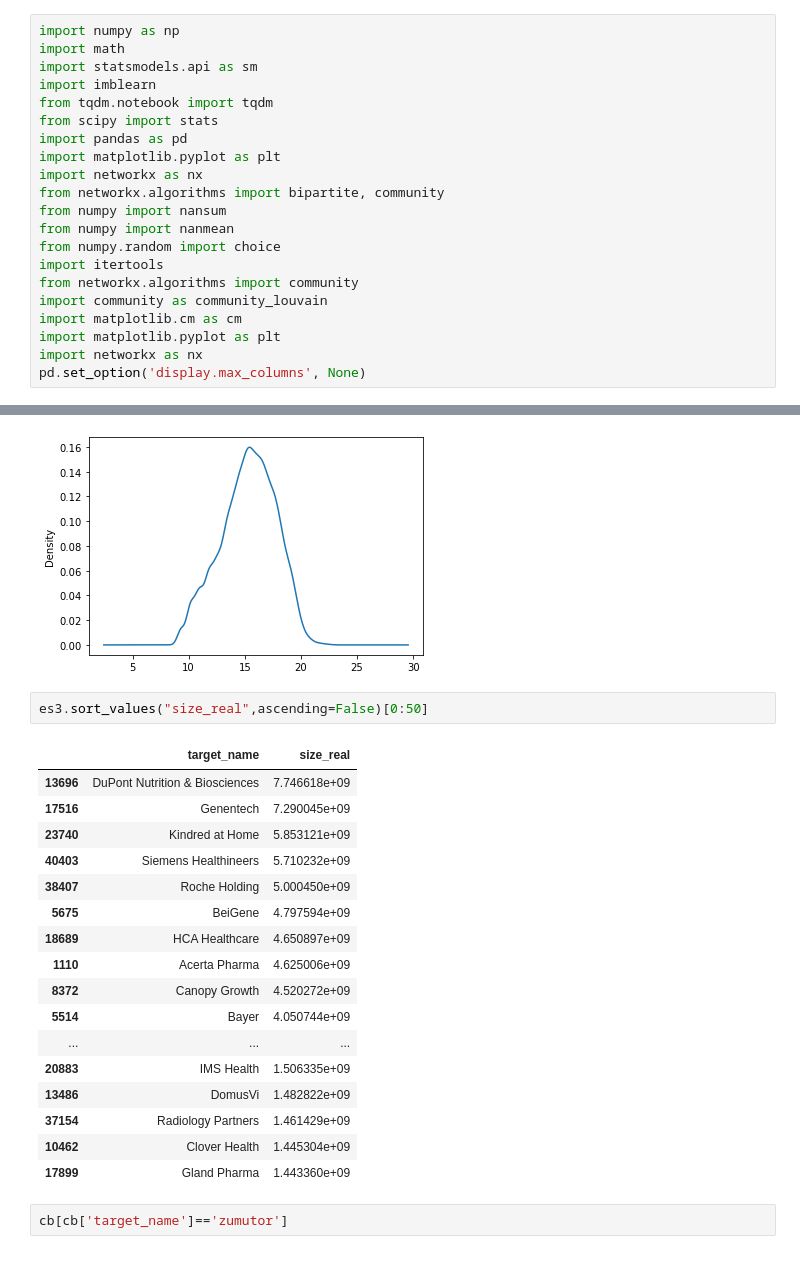
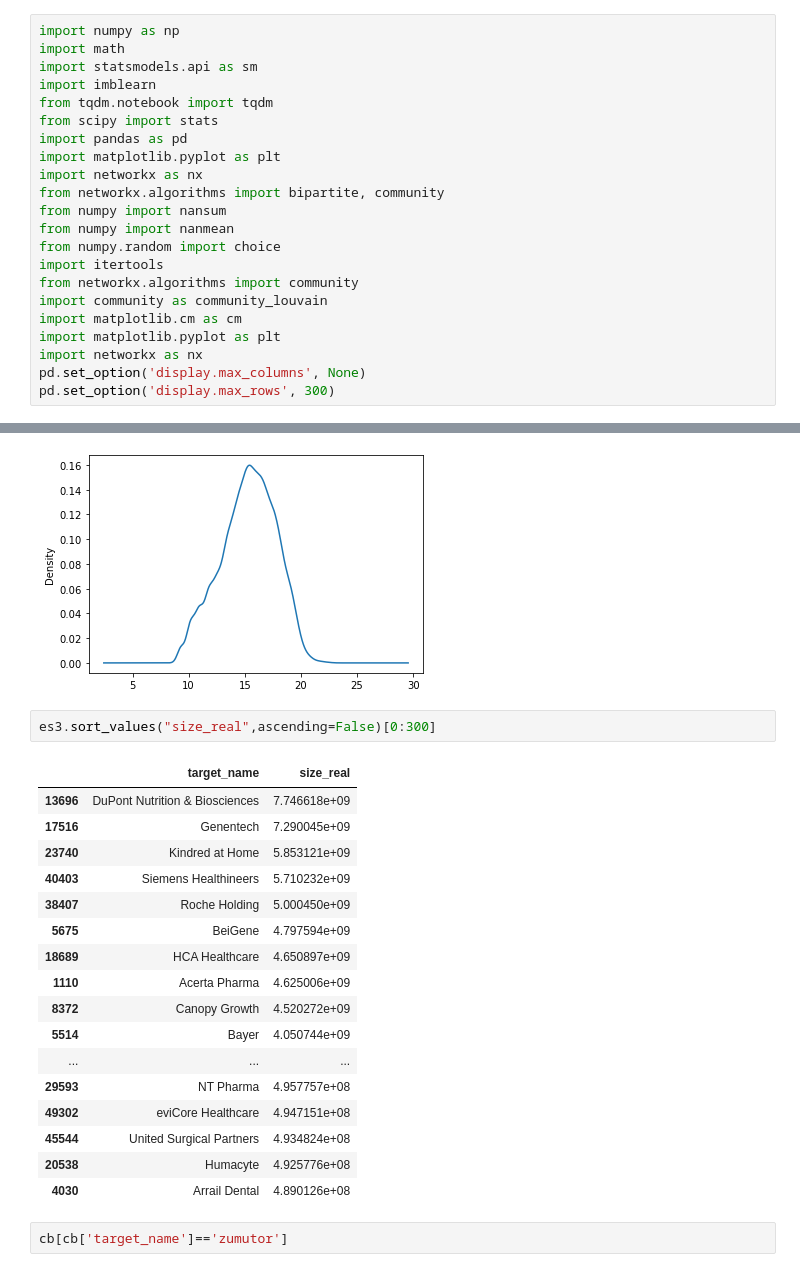
Before and after one commit to testalorenzo/crunch_net, a Jupyter notebook: notebook/CB.ipynb, the cells around one changed output, grey strips where cells are left out. Saved outputs shown, nothing was run; the diff lists cells and outputs as text.

```diff
--- a/notebook/CB.ipynb
+++ b/notebook/CB.ipynb
@@ -19,6 +19,7 @@ import matplotlib.cm as cm
 import matplotlib.pyplot as plt
 import networkx as nx
 pd.set_option('display.max_columns', None)
+pd.set_option('display.max_rows', 300)
 # %% [markdown]
 ## Bipartite network generation
 # %% [markdown]
@@ -90,25 +76,25 @@ np.log(es3['size_real']).plot.kde()
 <matplotlib.axes._subplots.AxesSubplot at 0x...>
 [figure]
 # %%
-es3.sort_values("size_real",ascending=False)[0:50]
+es3.sort_values("size_real",ascending=False)[0:300]
 # %% [output]
 |  | target_name | size_real |
 | 13696 | DuPont Nutrition & Biosciences | 7.746618e+09 |
 | 17516 | Genentech | 7.290045e+09 |
 | 23740 | Kindred at Home | 5.853121e+09 |
 | 40403 | Siemens Healthineers | 5.710232e+09 |
 | 38407 | Roche Holding | 5.000450e+09 |
 | 5675 | BeiGene | 4.797594e+09 |
 | 18689 | HCA Healthcare | 4.650897e+09 |
 | 1110 | Acerta Pharma | 4.625006e+09 |
 | 8372 | Canopy Growth | 4.520272e+09 |
 | 5514 | Bayer | 4.050744e+09 |
 | ... | ... | ... |
-| 20883 | IMS Health | 1.506335e+09 |
-| 13486 | DomusVi | 1.482822e+09 |
-| 37154 | Radiology Partners | 1.461429e+09 |
-| 10462 | Clover Health | 1.445304e+09 |
-| 17899 | Gland Pharma | 1.443360e+09 |
+| 29593 | NT Pharma | 4.957757e+08 |
+| 49302 | eviCore Healthcare | 4.947151e+08 |
+| 45544 | United Surgical Partners | 4.934824e+08 |
+| 20538 | Humacyte | 4.925776e+08 |
+| 4030 | Arrail Dental | 4.890126e+08 |
 # %%
 cb[cb['target_name']=='zumutor']
 # %% [output]
```
Also changed, not shown: parts of 41 cells of this notebook, 1 other file.
